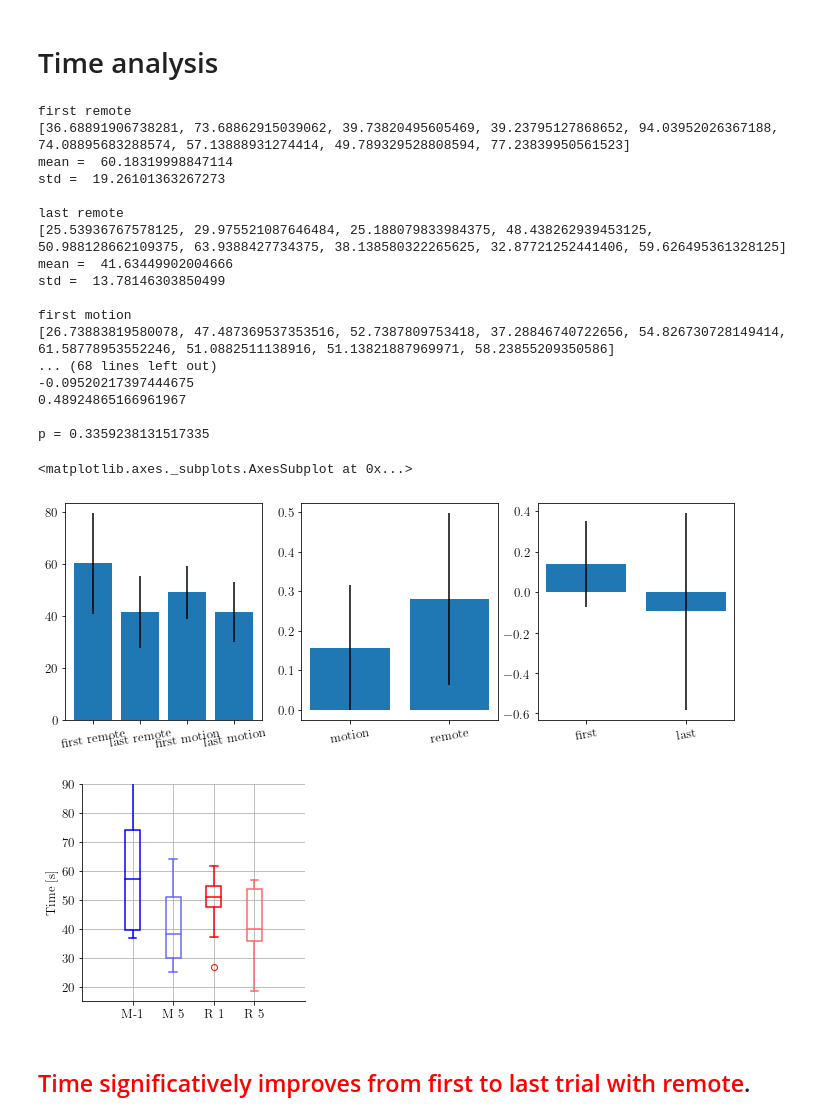
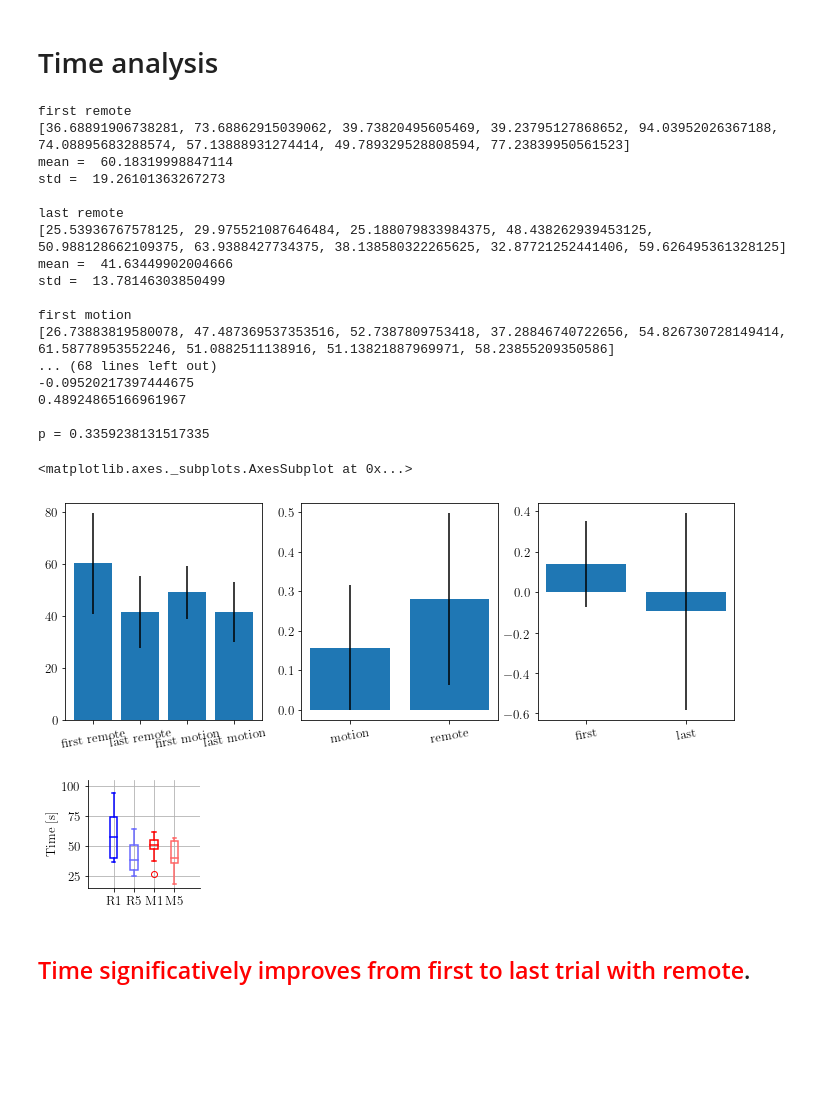
Before and after one commit to medioman22/Bidirectional_Interface, a Jupyter notebook: data_analysis/data_analysis_learning.ipynb, the cells around one changed output. Cells and saved outputs as stored; diff of their text form; code cells hidden in the pictures; blank space fills up the shorter version.

```diff
--- a/data_analysis/data_analysis_learning.ipynb
+++ b/data_analysis/data_analysis_learning.ipynb
@@ -33,7 +33,7 @@ params = {
     'xtick.labelsize': fs,
     'ytick.labelsize': fs,
     'text.usetex': False,
-    'figure.figsize': [4, 4],
+    'figure.figsize': [2, 2],
     'boxplot.boxprops.linewidth' : lw,
     'boxplot.whiskerprops.linewidth' : lw,
     'boxplot.capprops.linewidth' : lw,
@@ -261,7 +261,7 @@ def basic_box(data, names, col = 'b', leg = False, ax = None, save = False, wher
     if yticks is not None:
         plt.yticks(yticks)
 
-    plt.xticks([1, 1.4, 1.8, 2.2], ['M-1', 'M  5', 'R  1', 'R  5'])
+    plt.xticks([1, 1.4, 1.8, 2.2], ['R1', 'R5', 'M1', 'M5'])
 
     plt.ylabel(y)
 
@@ -331,31 +331,31 @@ for idx,i in enumerate(fields):
 # %%
 def compTime(df):
     return df['absoluteTime'].iloc[-1] - df['absoluteTime'].iloc[0]
 time = runBasicAnalysis(compTime)
 basic_plot(time)
 
-basic_box(time, fields, y = 'Time [s]', ylim = [15,90], save = True, where = 'Time.pdf')
+basic_box(time, fields, y = 'Time [s]', ylim = [15,105], save = True, where = 'Time.pdf')
 # %% [output]
 first remote
 [36.68891906738281, 73.68862915039062, 39.73820495605469, 39.23795127868652, 94.03952026367188, 74.08895683288574, 57.13888931274414, 49.789329528808594, 77.23839950561523]
 mean =  60.18319998847114
 std =  19.26101363267273
 
 last remote
 [25.53936767578125, 29.975521087646484, 25.188079833984375, 48.438262939453125, 50.988128662109375, 63.9388427734375, 38.138580322265625, 32.87721252441406, 59.626495361328125]
 mean =  41.63449902004666
 std =  13.78146303850499
 
 first motion
 [26.73883819580078, 47.487369537353516, 52.7387809753418, 37.28846740722656, 54.826730728149414, 61.58778953552246, 51.0882511138916, 51.13821887969971, 58.23855209350586]
 ... (68 lines left out)
 -0.09520217397444675
 0.48924865166961967
 
 p = 0.3359238131517335
 <matplotlib.axes._subplots.AxesSubplot at 0x...>
 [figure]
-[figure, old version]
+[figure, new version]
 # %% [markdown]
 ## <span style="color:red">Time significatively improves from first to last trial with remote</span>.
 # %% [markdown]
```
Also changed, not shown: parts of 4 cells of this notebook, 29 other files.
